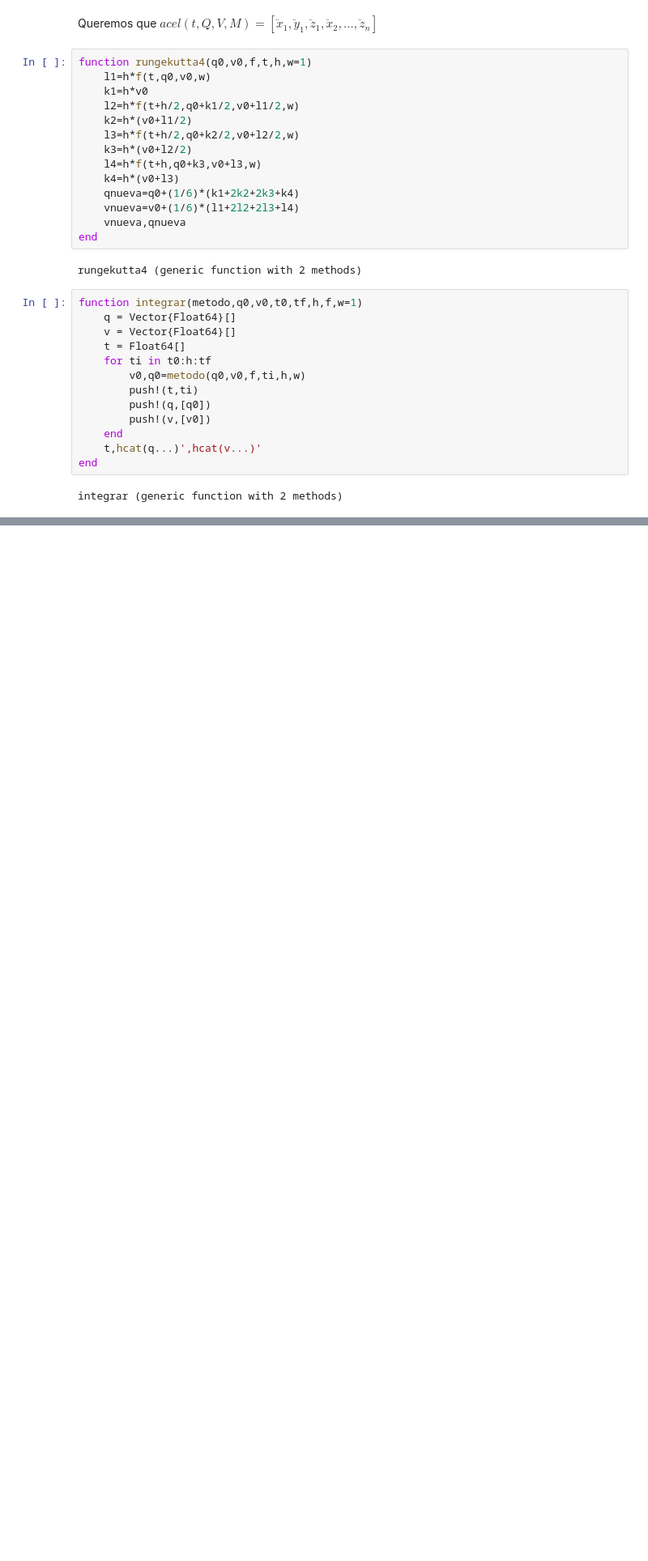
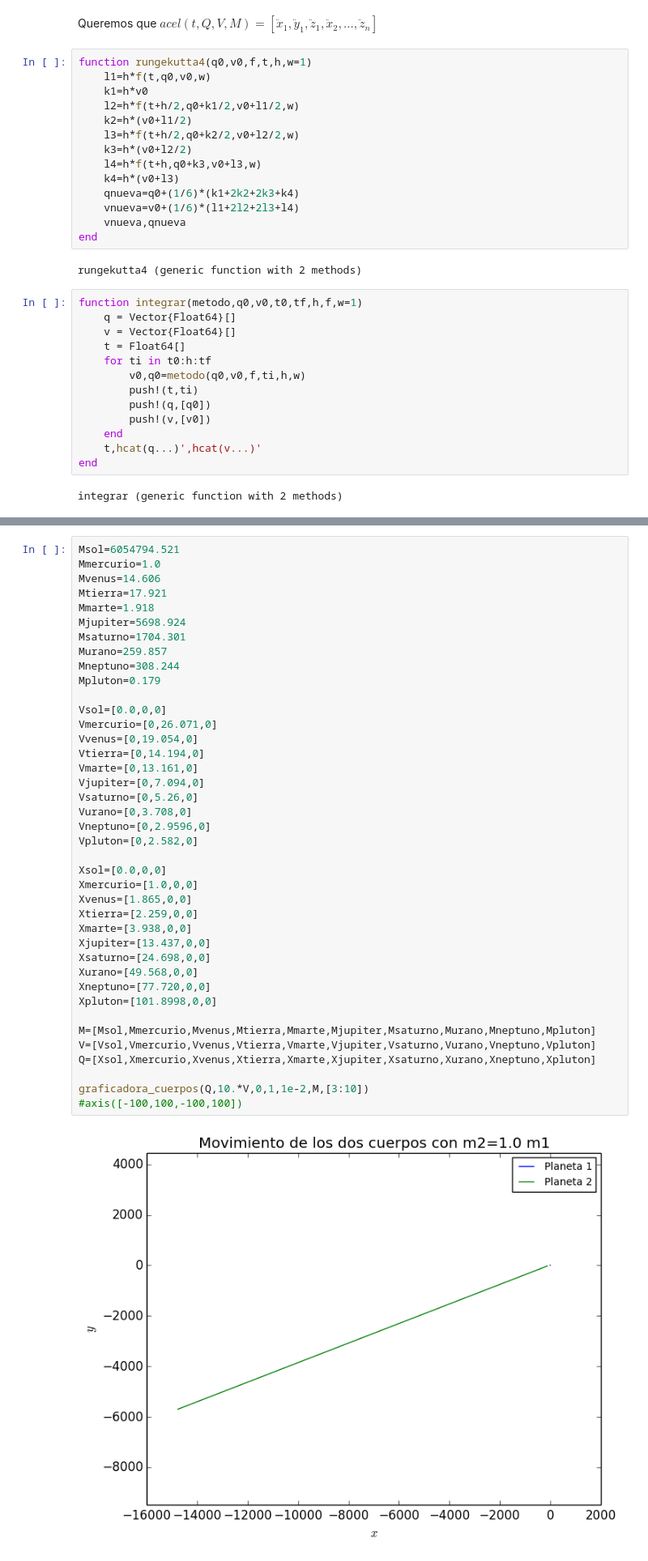
Before and after one commit to spinacho/Escuela, a Jupyter notebook: Séptimo semestre/Temas selectos FCI/Matriz_n_cuerpos.ipynb, the cells around one changed output, grey strips where cells are left out. Shown at 81% size. Drawn from its saved outputs; the diff is of its cells as text; blank space fills up the shorter version.

```diff
--- a/Séptimo semestre/Temas selectos FCI/Matriz_n_cuerpos.ipynb
+++ b/Séptimo semestre/Temas selectos FCI/Matriz_n_cuerpos.ipynb
@@ -113 +113,43 @@ graficadora_cuerpos(Q,V,t0,tf,h,M,[2])
 PyObject <matplotlib.legend.Legend object at 0x...>
+# %%
+Msol=6054794.521
+Mmercurio=1.0
+Mvenus=14.606
+Mtierra=17.921
+Mmarte=1.918
+Mjupiter=5698.924
+Msaturno=1704.301
+Murano=259.857
+Mneptuno=308.244
+Mpluton=0.179
+
+Vsol=[0.0,0,0]
+Vmercurio=[0,26.071,0]
+Vvenus=[0,19.054,0]
+Vtierra=[0,14.194,0]
+Vmarte=[0,13.161,0]
+Vjupiter=[0,7.094,0]
+Vsaturno=[0,5.26,0]
+Vurano=[0,3.708,0]
+Vneptuno=[0,2.9596,0]
+Vpluton=[0,2.582,0]
+
+Xsol=[0.0,0,0]
+Xmercurio=[1.0,0,0]
+Xvenus=[1.865,0,0]
+Xtierra=[2.259,0,0]
+Xmarte=[3.938,0,0]
+Xjupiter=[13.437,0,0]
+Xsaturno=[24.698,0,0]
+Xurano=[49.568,0,0]
+Xneptuno=[77.720,0,0]
+Xpluton=[101.8998,0,0]
+
+M=[Msol,Mmercurio,Mvenus,Mtierra,Mmarte,Mjupiter,Msaturno,Murano,Mneptuno,Mpluton]
+V=[Vsol,Vmercurio,Vvenus,Vtierra,Vmarte,Vjupiter,Vsaturno,Vurano,Vneptuno,Vpluton]
+Q=[Xsol,Xmercurio,Xvenus,Xtierra,Xmarte,Xjupiter,Xsaturno,Xurano,Xneptuno,Xpluton]
+
+graficadora_cuerpos(Q,10.*V,0,1,1e-2,M,[3:10])
+#axis([-100,100,-100,100])
+# %% [output]
+[figure, added]
```
Also changed, not shown: parts of 18 cells of this notebook, 8 other files.
